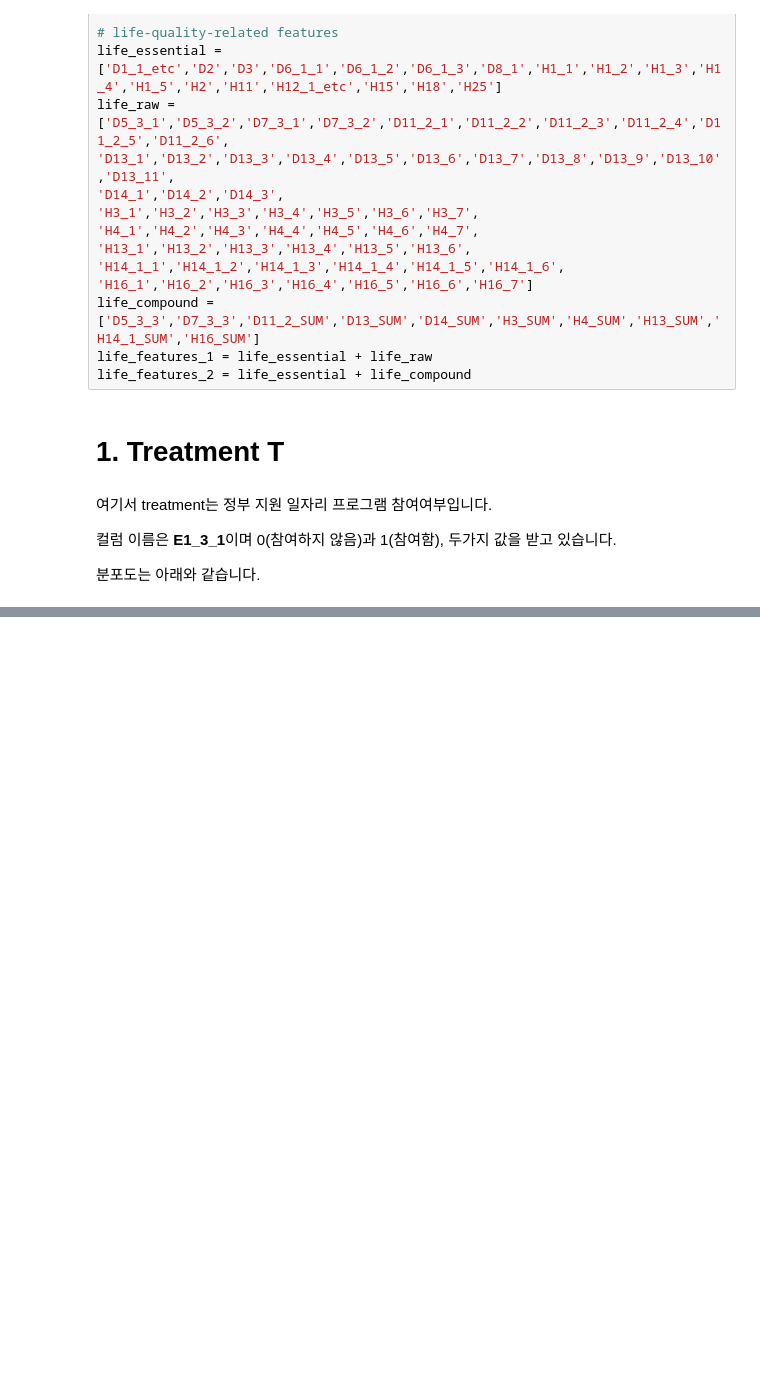
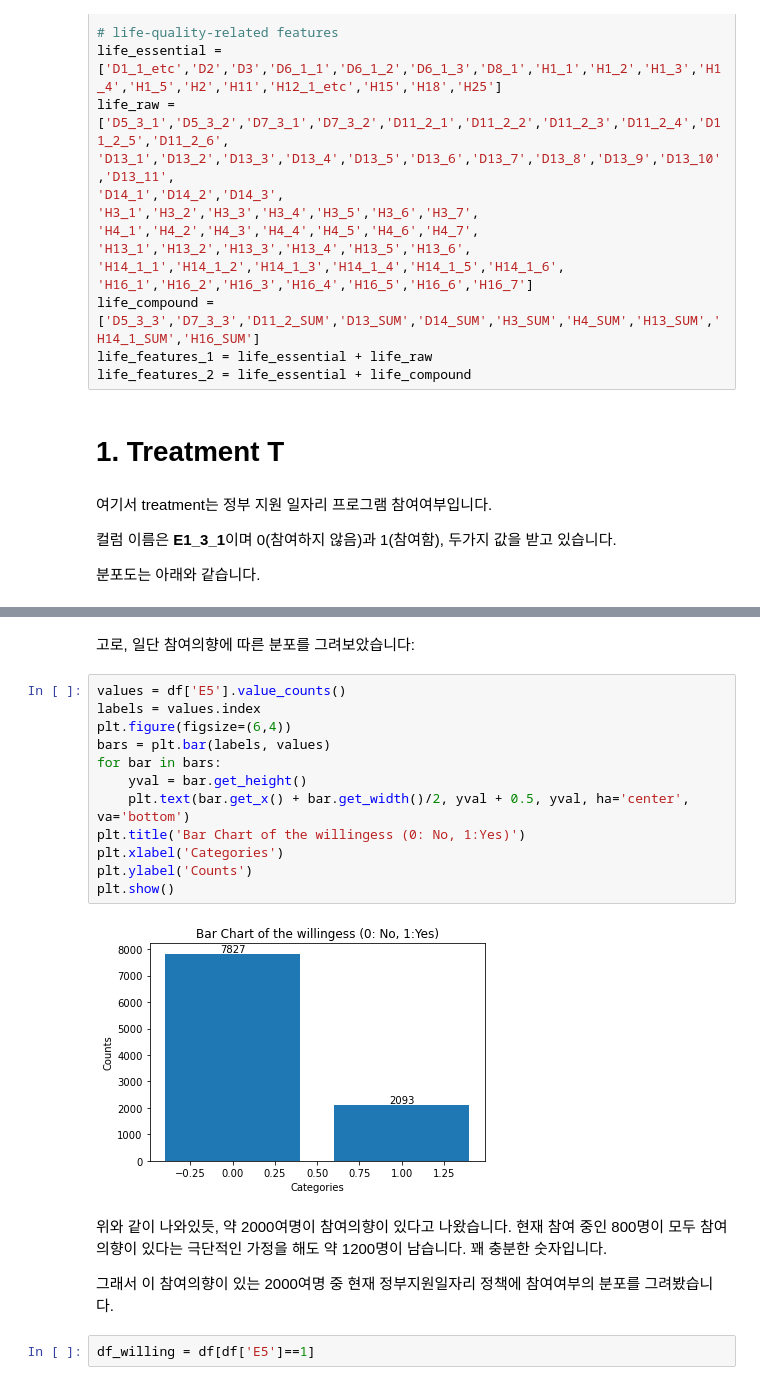
Before and after one commit to minwukim/KDI---Financial-Distress, a Jupyter notebook: Part 2. Propensity Score Matching.ipynb, the cells around one changed output, grey strips where cells are left out. Cells and saved outputs as stored; diff of their text form; blank space fills up the shorter version.

```diff
--- a/Part 2. Propensity Score Matching.ipynb
+++ b/Part 2. Propensity Score Matching.ipynb
@@ -100,0 +139,22 @@ plt.show()
+# %% [markdown]
+고로, 일단 참여의향에 따른 분포를 그려보았습니다:
+# %%
+values = df['E5'].value_counts()
+labels = values.index
+plt.figure(figsize=(6,4))
+bars = plt.bar(labels, values)
+for bar in bars:
+    yval = bar.get_height()
+    plt.text(bar.get_x() + bar.get_width()/2, yval + 0.5, yval, ha='center', va='bottom')
+plt.title('Bar Chart of the willingess (0: No, 1:Yes)')
+plt.xlabel('Categories')
+plt.ylabel('Counts')
+plt.show()
+# %% [output]
+[figure, added]
+# %% [markdown]
+위와 같이 나와있듯, 약 2000여명이 참여의향이 있다고 나왔습니다. 현재 참여 중인 800명이 모두 참여의향이 있다는 극단적인 가정을 해도 약 1200명이 남습니다. 꽤 충분한 숫자입니다.
+
+그래서 이 참여의향이 있는 2000여명 중 현재 정부지원일자리 정책에 참여여부의 분포를 그려봤습니다.
+# %%
+df_willing = df[df['E5']==1]
```
Also changed, not shown: parts of 67 cells of this notebook, 4 other files.
